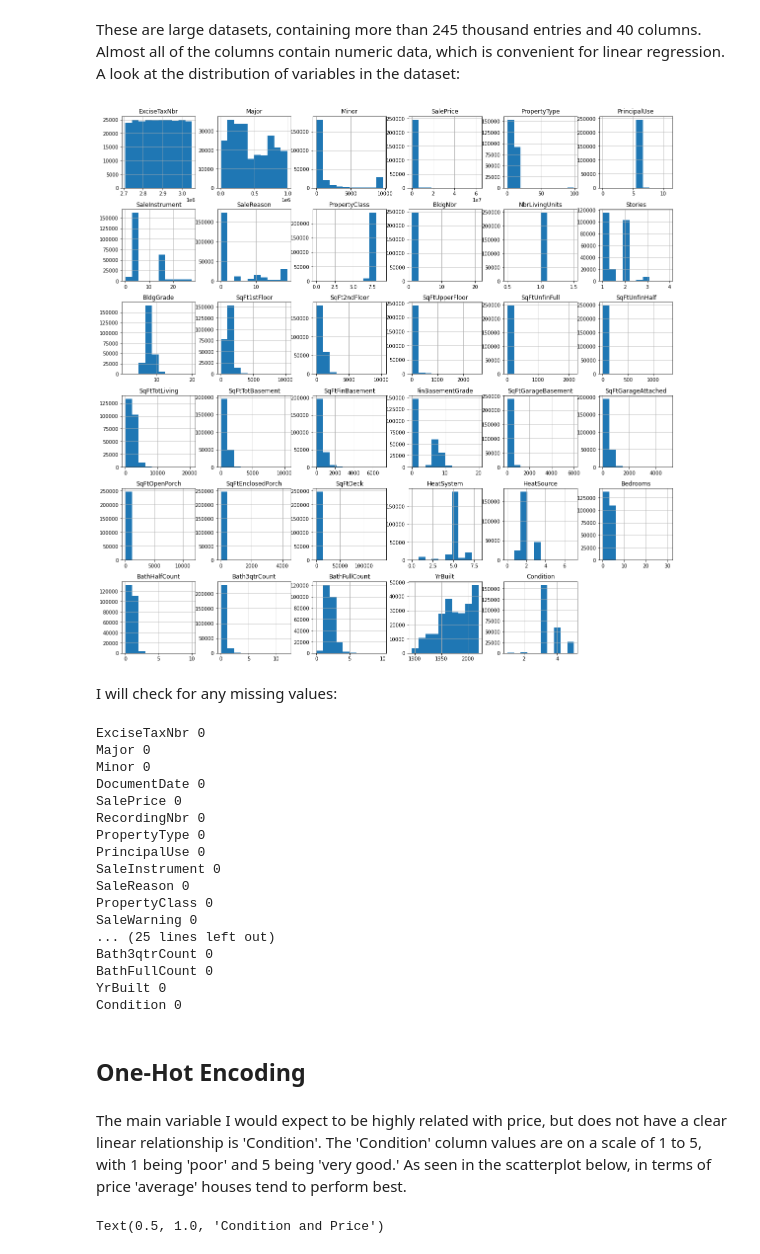
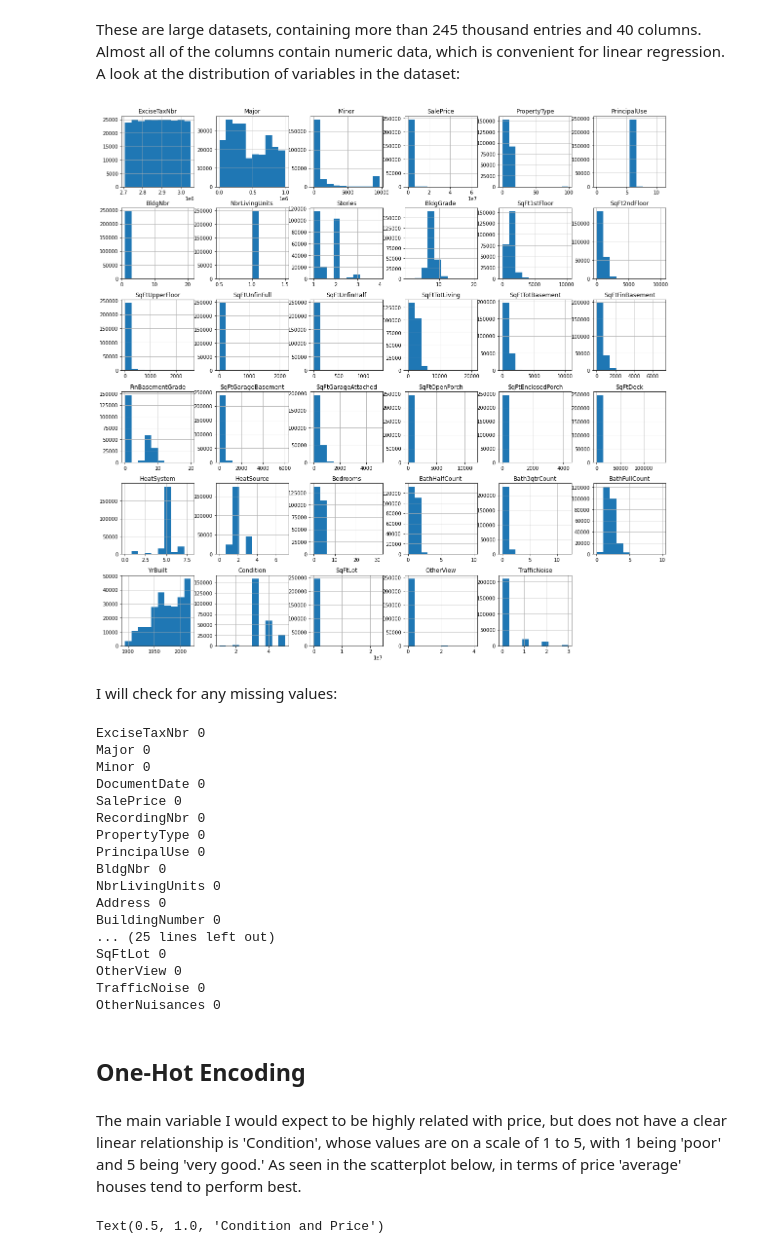
Before and after one commit to samtuleen/King-County-Home-Price-Predictors, a Jupyter notebook: notebooks/report/Valuable Home Improvement Projects - Predictive Analysis.ipynb, the cells around one changed output. Cells and saved outputs as stored; diff of their text form; code cells hidden in the pictures.

```diff
--- a/notebooks/report/Valuable Home Improvement Projects - Predictive Analysis.ipynb
+++ b/notebooks/report/Valuable Home Improvement Projects - Predictive Analysis.ipynb
@@ -27,7 +27,7 @@ import matplotlib.pyplot as plt
 %matplotlib inline
 import seaborn as sns
 # %%
-housing_sales = pd.read_csv('../../data/processed/housing_sales.csv')
-housing_sales.head()
+housing_info = pd.read_csv('../../data/processed/housing_info.csv')
+housing_info.head()
 # %% [output]
 |  | Unnamed: 0 | ExciseTaxNbr | Major | Minor | DocumentDate | SalePrice | RecordingNbr | PropertyType | ... |
@@ -39,5 +39,5 @@ housing_sales.head()
 5 rows × 42 columns
 # %%
 #Dropping the Unnamed: 0 column since no valuable data is provided
-housing_sales.drop(['Unnamed: 0'], axis = 1, inplace=True)
+housing_info.drop(['Unnamed: 0'], axis = 1, inplace=True)
 # %%
@@ -76,14 +76,14 @@ housing_sales.describe()
 # %% [markdown]
 These are large datasets, containing more than 245 thousand entries and 40 columns. Almost all of the columns contain numeric data, which is convenient for linear regression. A look at the distribution of variables in the dataset:
 # %%
-housing_sales.hist(figsize=(20,20));
+housing_info.hist(figsize=(20,20));
 # %% [output]
-[figure, old version]
+[figure, new version]
 # %% [markdown]
 I will check for any missing values:
 # %%
-for column in list(housing_sales.columns):
-    print(column, sum(housing_sales[column].isnull()))
+for column in list(housing_info.columns):
+    print(column, sum(housing_info[column].isnull()))
 # %% [output]
 ExciseTaxNbr 0
 Major 0
@@ -93,18 +93,18 @@ SalePrice 0
 RecordingNbr 0
 PropertyType 0
 PrincipalUse 0
-SaleInstrument 0
-SaleReason 0
-PropertyClass 0
-SaleWarning 0
+BldgNbr 0
+NbrLivingUnits 0
+Address 0
+BuildingNumber 0
 ... (25 lines left out)
-Bath3qtrCount 0
-BathFullCount 0
-YrBuilt 0
-Condition 0
+SqFtLot 0
+OtherView 0
+TrafficNoise 0
+OtherNuisances 0
 # %% [markdown]
 ## One-Hot Encoding
 # %% [markdown]
-The main variable I would expect to be highly related with price, but does not have a clear linear relationship is 'Condition'. The 'Condition' column values are on a scale of 1 to 5, with 1 being 'poor' and 5 being 'very good.' As seen in the scatterplot below, in terms of price 'average' houses tend to perform best.
+The main variable I would expect to be highly related with price, but does not have a clear linear relationship is 'Condition', whose values are on a scale of 1 to 5, with 1 being 'poor' and 5 being 'very good.' As seen in the scatterplot below, in terms of price 'average' houses tend to perform best.
 # %%
 plt.figure(figsize=(10,7))
```
Also changed, not shown: parts of 12 cells of this notebook, 1 other file.
